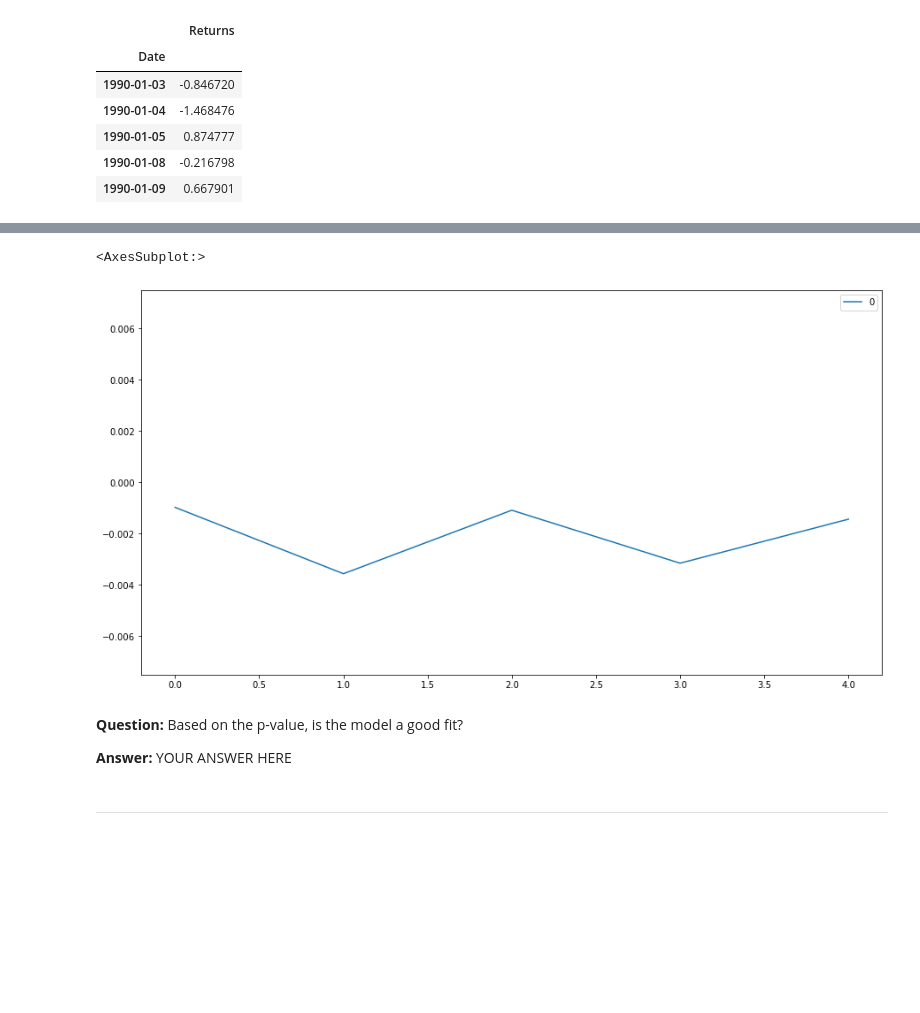
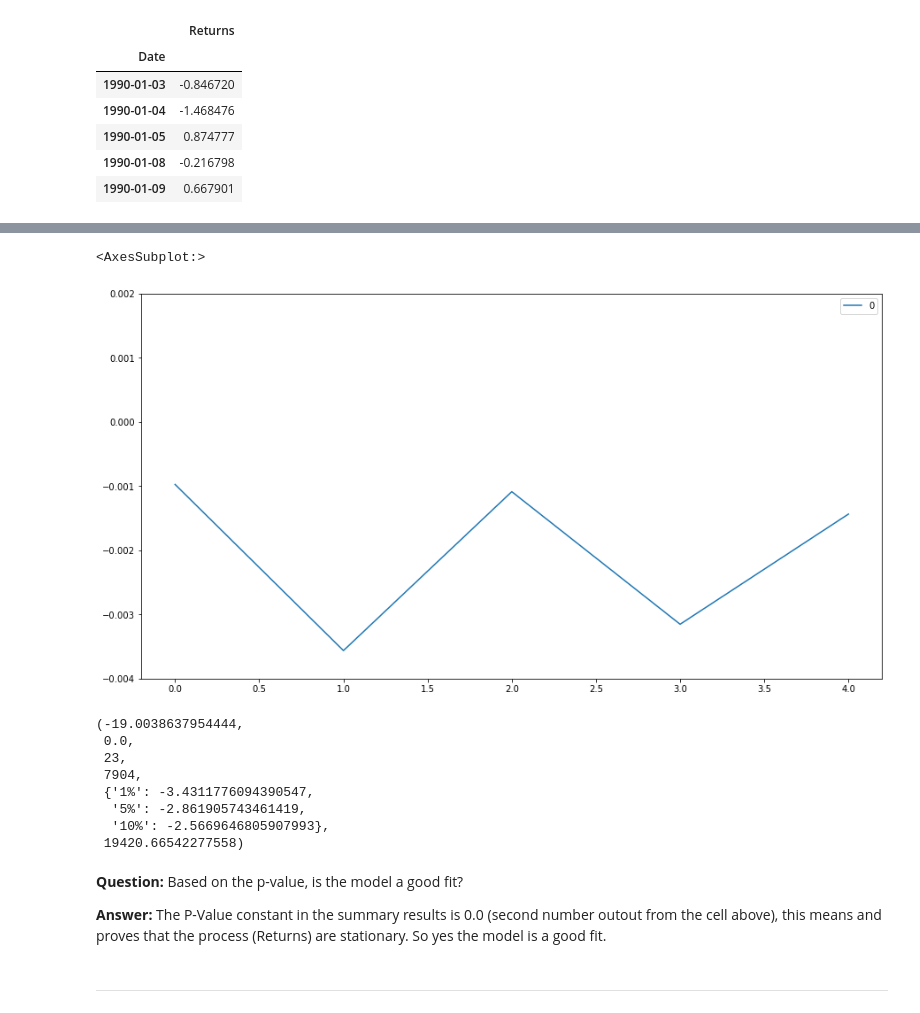
Before and after one commit to keanumanson/time_series_homework, a Jupyter notebook: Starter_Code/time_series_analysis.ipynb, the cells around one changed output, grey strips where cells are left out. Saved outputs shown, nothing was run; the diff lists cells and outputs as text; code cells hidden in the pictures; blank space fills up the shorter version.

```diff
--- a/Starter_Code/time_series_analysis.ipynb
+++ b/Starter_Code/time_series_analysis.ipynb
@@ -179,18 +193,33 @@ Roots
 | MA.1 | -1.2127 | +0.0000j | 1.2127 | 0.5000 |
 # %%
 # Plot the 5 Day Returns Forecast
-#returns.plot(figsize=(15,8))   =   all returns
-#returns[:4].plot(figsize=(15,8)) #?
-
-
-pd.DataFrame(results.forecast(steps=5)[0]).plot(title="",figsize=(15,8),ylim=[-0.0075,0.0075])
+pd.DataFrame(results.forecast(steps=5)[0]).plot(title="",figsize=(15,8),ylim=[-0.004,0.002])
 # %% [output]
 <AxesSubplot:>
-[figure, old version]
+[figure, new version]
-# %% [markdown]
-**Question:** Based on the p-value, is the model a good fit?
-
-**Answer:** YOUR ANSWER HERE
+# %%
+#p value?
+from statsmodels.tsa.stattools import adfuller
+
+adfuller(returns.Returns)
+
+#personal notes:
+#if second value is < 0.05, then can assume process is stationary
+#if second value is > 0.05, then there is not enough evidence to reject the null hypothesis
+#therefore process is  non-stationary
+# %% [output]
+(-19.0038637954444,
+ 0.0,
+ 23,
+ 7904,
+ {'1%': -3.4311776094390547,
+  '5%': -2.861905743461419,
+  '10%': -2.5669646805907993},
+ 19420.66542277558)
+# %% [markdown]
+**Question:** Based on the p-value, is the model a good fit?
+
+**Answer:** The P-Value constant in the summary results is 0.0 (second number outout from the cell above), this means and proves that the process (Returns) are stationary. So yes the model is a good fit.
 # %% [markdown]
 ---
 # %% [markdown]
```
Also changed, not shown: parts of 13 cells of this notebook, 1 other file.
